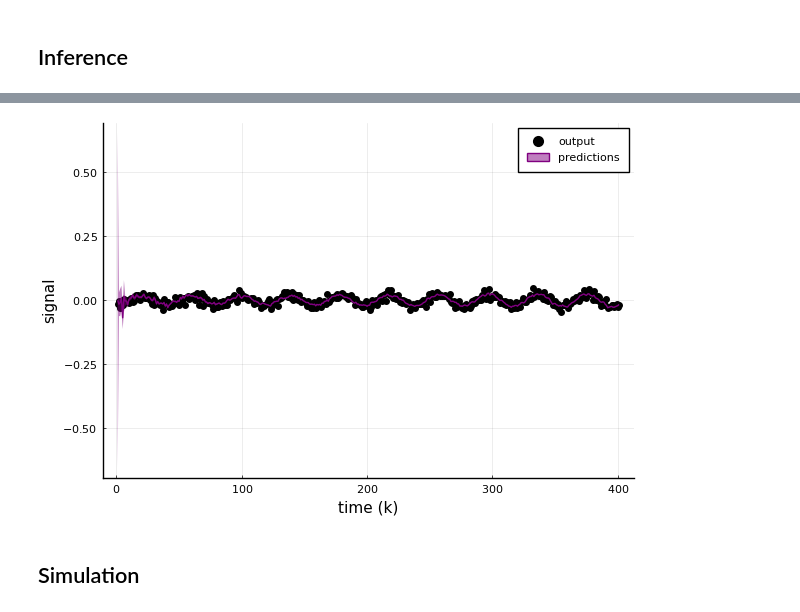
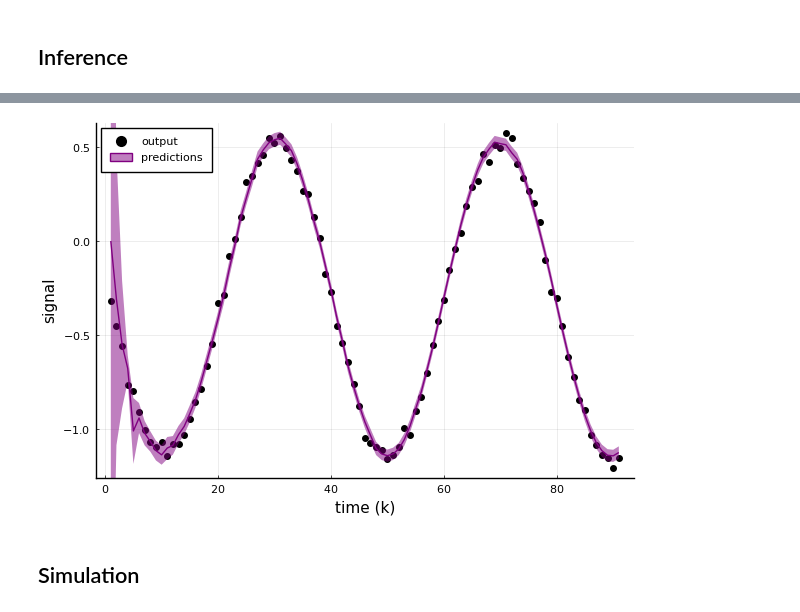
Before and after one commit to biaslab/nsi-silverbox, a Jupyter notebook: experiments-verification/experiment-NARX.ipynb, the cells around one changed output, grey strips where cells are left out. Saved outputs shown, nothing was run; the diff lists cells and outputs as text; code cells hidden in the pictures.

```diff
--- a/experiments-verification/experiment-NARX.ipynb
+++ b/experiments-verification/experiment-NARX.ipynb
@@ -78,13 +79,13 @@ end
 Split into training and validation sets.
 # %%
 # Select training set
-ix_trn = Array{Int64,1}(100:8000)
+ix_trn = Array{Int64,1}(10:100)
 input_trn = input[ix_trn]
 output_trn = output[ix_trn]
 T_trn = length(ix_trn);
 
 # Select validation set
-ix_val = Array{Int64,1}(8001:T)
+ix_val = Array{Int64,1}(101:T)
 input_val = input[ix_val]
 output_val = output[ix_val]
 T_val = length(ix_val);
@@ -121,19 +122,19 @@ source_code = algorithmSourceCode(algorithm)
 eval(Meta.parse(source_code));
 # %%
 # Preallocate parameter arrays
-params_θ = (zeros(T_trn,M), zeros(T_trn,M,M))
+params_θ = (zeros(T_trn,N), zeros(T_trn,N,N))
 params_τ = (zeros(T_trn,1), zeros(T_trn,1))
 
 # Initialize priors
-θ_k = (zeros(M,), 10 .*Matrix{Float64}(I,M,M))
-τ_k = (1e4, 1e0)
+θ_k = (zeros(N,), 5 .*Matrix{Float64}(I,N,N))
+τ_k = (1e3, 1e0)
 
 # Initialize marginals
 marginals = Dict(:θ => ProbabilityDistribution(Multivariate, GaussianMeanVariance, m=θ_k[1], v=θ_k[2]),
                  :τ => ProbabilityDistribution(Univariate, Gamma, a=τ_k[1], b=τ_k[2]))
 
 # Initialize prediction arrays
-predictions = (zeros(T,), zeros(T,))
+predictions_FEM = (zeros(T,), zeros(T,))
 
 @showprogress for k in ix_trn
 
@@ -142,8 +143,8 @@ predictions = (zeros(T,), zeros(T,))
     z_kmin1 = input[k-1:-1:k-M2]
 
     ϕx = ϕ([x_kmin1; input[k]; z_kmin1])
-    predictions[1][k] = θ_k[1]'*ϕx
-    predictions[2][k] = ϕx'*θ_k[2]*ϕx
+    predictions_FEM[1][k] = θ_k[1]'*ϕx
+    predictions_FEM[2][k] = ϕx'*θ_k[2]*ϕx + inv(τ_k[1] / τ_k[2])
 
     # Set data
     data = Dict(:y_k => output[k],
@@ -174,15 +175,15 @@ predictions = (zeros(T,), zeros(T,))
 end
 # %%
 if T > 500
-    scatter(output[ix_trn[1]:500], color="black", label="output", xlabel="time (k)", ylabel="signal")
-    plot!(predictions[1][ix_trn[1]:500], ribbon=[sqrt.(predictions[2][ix_trn[1]:end]), sqrt.(predictions[2][ix_trn[1]:end])], color="purple", label="predictions")
+    scatter(ix_trn[1]:ix_trn[500], output[ix_trn[1]:ix_trn[500]], color="black", label="output", xlabel="time (k)", ylabel="signal", ylims=[minimum(output[ix_trn[1]:ix_trn[500]]), maximum(output[ix_trn[1]:ix_trn[500]])])
+    plot!(ix_trn[1]:ix_trn[500], predictions_FEM[1][ix_trn[1]:ix_trn[500]], ribbon=[sqrt.(predictions_FEM[2][ix_trn[1]:ix_trn[500]]), sqrt.(predictions_FEM[2][ix_trn[1]:ix_trn[500]])], color="purple", label="predictions")
 else
-    tt = 10
-    scatter(output[ix_trn[1]:tt:ix_trn[end]], color="black", label="output", xlabel="time (k)", ylabel="signal")
-    plot!(predictions[1][ix_trn[1]:tt:ix_trn[end]], ribbon=[sqrt.(predictions[2][ix_trn[1]:tt:ix_trn[end]]), sqrt.(predictions[2][ix_trn[1]:tt:ix_trn[end]])], color="purple", label="predictions")
+    tt = 1
+    scatter(output[ix_trn[1]:tt:ix_trn[end]], color="black", label="output", xlabel="time (k)", ylabel="signal", ylims=[minimum(output[ix_trn]), maximum(output[ix_trn])])
+    plot!(predictions_FEM[1][ix_trn[1]:tt:ix_trn[end]], ribbon=[sqrt.(predictions_FEM[2][ix_trn[1]:tt:ix_trn[end]]), sqrt.(predictions_FEM[2][ix_trn[1]:tt:ix_trn[end]])], color="purple", label="predictions")
 end
 # %% [output]
-[figure, old version]
+[figure, new version]
 # %% [markdown]
 ## Simulation
 # %%
```
Also changed, not shown: parts of 17 cells of this notebook, 3 other files.
